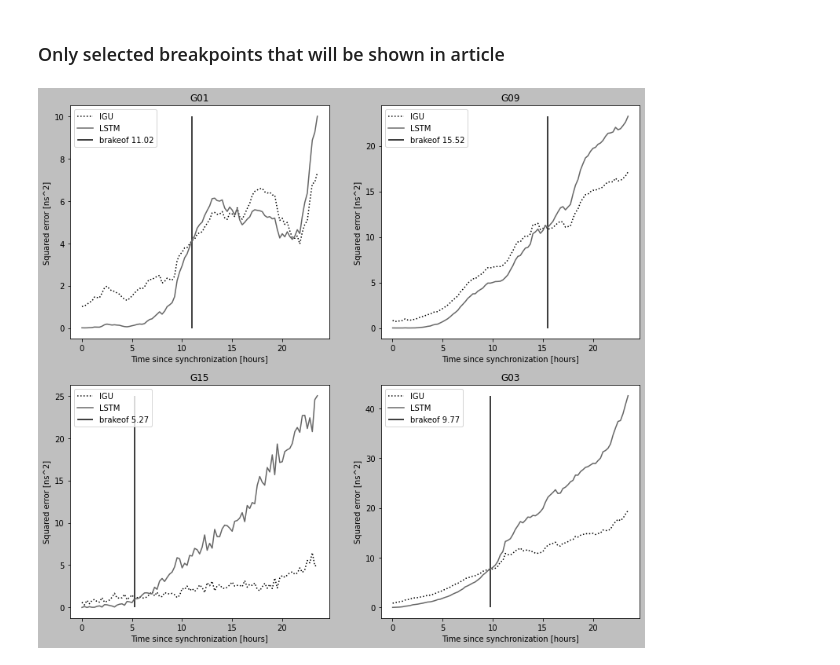
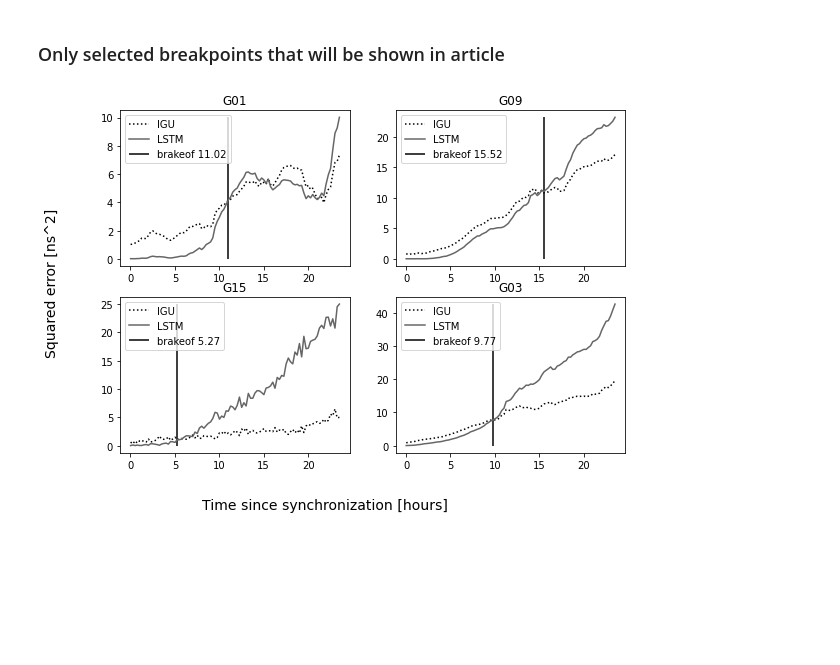
Before and after one commit to Regule/phd, a Jupyter notebook: visualisationsBW.ipynb, the cells around one changed output. Saved outputs shown, nothing was run; the diff lists cells and outputs as text; code cells hidden in the pictures; blank space fills up the shorter version.

```diff
--- a/visualisationsBW.ipynb
+++ b/visualisationsBW.ipynb
@@ -113,8 +115,9 @@ plt.show()
 # %% [markdown]
 ### Comparition of diferentiated and unnormalized
 # %%
-fig = plt.figure(figsize=(16, 13))
+fig = plt.figure(figsize=cm2inch(23, 16))
 fig.tight_layout(pad=2, h_pad=2)
+fig.patch.set_facecolor('white')
 skip = 0
 ax = fig.gca()
 ax.ticklabel_format(useOffset=False)
@@ -143,13 +146,14 @@ plt.show()
 # %% [markdown]
 ### Same data after normalization
 # %%
-fig = plt.figure(figsize=(15, 12))
+fig = plt.figure(figsize=cm2inch(23, 16))
 fig.tight_layout(pad=2, h_pad=2)
+fig.patch.set_facecolor('white')
 skip = 0
 ax = fig.gca()
 ax.ticklabel_format(useOffset=False)
 
-sats = [30, 8, 14]
+sats = [30, 14]
 l_types = ['solid', 'dashed', 'dotted']
 
 for satellite, l_type in zip(sats, l_types):
@@ -175,8 +179,9 @@ plt.show()
 # %% [markdown]
 ### Results of prediction for those satellites
 # %%
-fig = plt.figure(figsize=(16, 13))
-fig.tight_layout(pad=2, h_pad=2)
+fig = plt.figure(figsize=cm2inch(23, 16))
+fig.tight_layout(pad=3, h_pad=2)
+fig.patch.set_facecolor('white')
 skip = 0
 ax = None
 
@@ -195,13 +200,13 @@ for subplot, satellite in enumerate(sats):
 
     ax = fig.add_subplot(2, 2, subplot+1)
     ax.title.set_text(f'G{satellite:02d}')
-    ax.set_xlabel('Time since synchronization [minutes]')
-    ax.set_ylabel('Clock bias [μs]')
     ax.set_yscale('linear')
     ax.ticklabel_format(useOffset=False)
     ax.plot(epochs, bias_ref/1000, label='Reference', ls='solid')
     ax.plot(epochs, bias_igu/1000, label='IGU', ls='dotted')
     ax.plot(epochs, bias_lstm/1000, label='LSTM', ls='dashed')
     ax.legend()
+fig.text(0.25, 0.01, 'Time since synchronization [minutes]', va='center', fontsize=14)
+fig.text(0.01, 0.5, 'Clock bias [μs]', va='center', rotation='vertical', fontsize=14)
 plt.show()
 # %% [output]
@@ -251,8 +256,9 @@ plt.plot()
 # %% [markdown]
 ### And now sqare errors for selected satellites
 # %%
-fig = plt.figure(figsize=(16, 13))
+fig = plt.figure(figsize=cm2inch(23, 16))
 fig.tight_layout(pad=2, h_pad=2)
+fig.patch.set_facecolor('white')
 skip = 0
 ax = None
 
@@ -271,12 +277,12 @@ for subplot, satellite in enumerate(sats):
 
     ax = fig.add_subplot(2, 2, subplot+1)
     ax.title.set_text(f'G{satellite:02d}')
-    ax.set_xlabel('Time since synchronization [minutes]')
-    ax.set_ylabel('Squared error [ns^2]')
     ax.set_yscale('linear')
     ax.ticklabel_format(useOffset=False)
     ax.plot(epochs, (bias_igu-bias_ref)**2, label='IGU', ls='dotted')
     ax.plot(epochs, (bias_lstm-bias_ref)**2, label='LSTM', ls='solid')
     ax.legend()
+fig.text(0.25, 0.01, 'Time since synchronization [minutes]', va='center', fontsize=14)
+fig.text(0.01, 0.5, 'Squared error [ns^2]', va='center', rotation='vertical', fontsize=14)
 plt.show()
 # %% [output]
@@ -324,39 +330,43 @@ plt.show()
 # %% [markdown]
 ### Only selected breakpoints that will be shown in article
 # %%
-fig = plt.figure(figsize=(13, 12))
-fig.tight_layout(pad=5, h_pad=5)
+fig = plt.figure(figsize=cm2inch(23, 16))
+fig.tight_layout(pad=2, h_pad=2)
+fig.patch.set_facecolor('white')
 skip = 0
 ax = None
 
 sats = [1, 9, 15, 3]
 
 for subplot, satellite in enumerate(sats):
     reference = pd.read_csv(f'csv/reference/G{satellite:02d}.csv', sep=';')
     igu = pd.read_csv(f'csv/igu_predicted/G{satellite:02d}.csv', sep=';')
     lstm = pd.read_csv(f'csv/lstm_predicted/G{satellite:02d}_no.csv', sep=';')
 
     epochs = reference['Epoch'].to_numpy()[1:]
     epochs = np.arange(1, epochs.size*15, 15)/60
     bias_ref = reference['Clock_bias'].to_numpy()[1:]
     bias_igu = igu['Clock_bias'].to_numpy()[1:]
     bias_lstm = lstm['Clock_bias'].to_numpy()[1:]
 
     err_igu = (bias_igu-bias_ref)**2
     err_lstm = (bias_lstm-bias_ref)**2
     err_max = max(err_igu.max(), err_lstm.max())
     brake_idx = epochs[np.argmax(err_lstm-err_igu>0)]
 
     ax = fig.add_subplot(2, 2, subplot+1)
     ax.title.set_text(f'G{satellite:02d}')
-    ax.set_xlabel('Time since synchronization [hours]')
-    ax.set_ylabel('Squared error [ns^2]')
+    ax.set_xlabel('')
+    ax.set_ylabel('')
     ax.set_yscale('linear')
     ax.ticklabel_format(useOffset=False)
     ax.plot(epochs, err_igu, label='IGU', ls='dotted')
     ax.plot(epochs, err_lstm , label='LSTM', ls='solid')
     plt.vlines(x = brake_idx, ymin=0, ymax=err_max, label = f'brakeof {brake_idx:.2f}')
     ax.legend()
+
+fig.text(0.25, 0.01, 'Time since synchronization [hours]', va='center', fontsize=14)
+fig.text(0.01, 0.5, 'Squared error [ns^2]', va='center', rotation='vertical', fontsize=14)
 plt.show()
 # %% [output]
-[figure, old version]
+[figure, new version]
```
Also changed, not shown: parts of 5 cells of this notebook, 6 other files.
